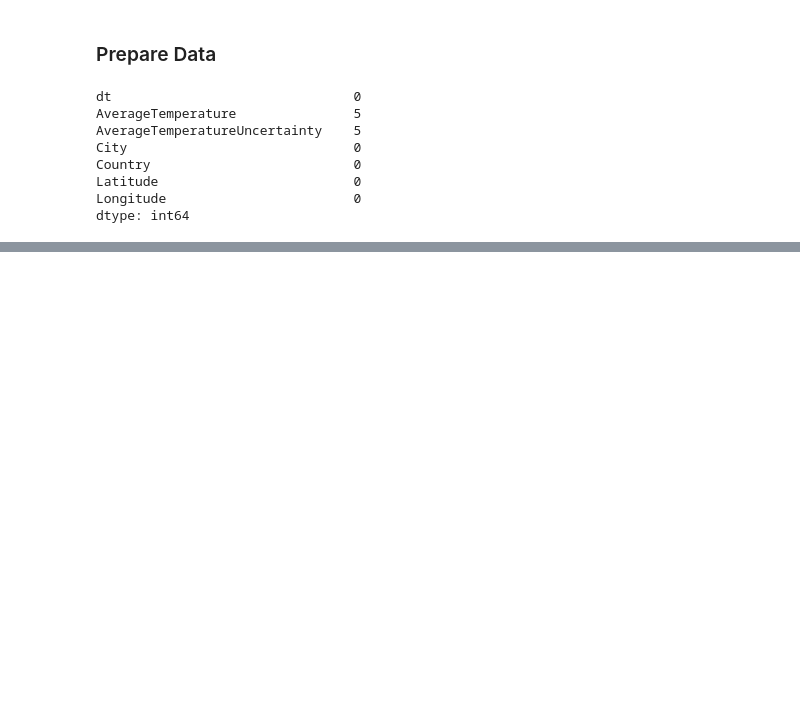
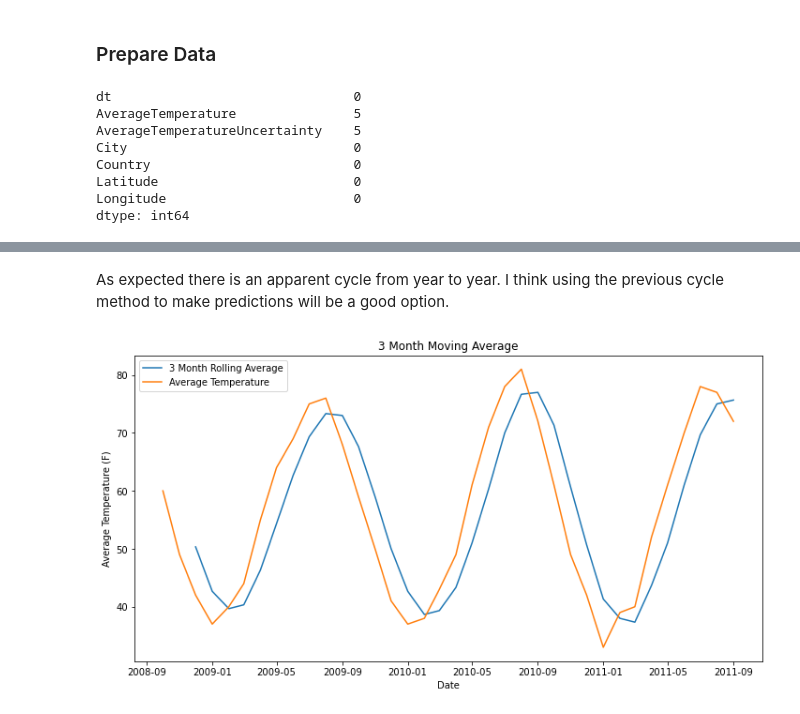
Before and after one commit to johnathon-smith/time-series-exercises, a Jupyter notebook: tokyo_temps.ipynb, the cells around one changed output, grey strips where cells are left out. Saved outputs shown, nothing was run; the diff lists cells and outputs as text; code cells hidden in the pictures; blank space fills up the shorter version.

```diff
--- a/tokyo_temps.ipynb
+++ b/tokyo_temps.ipynb
@@ -111,0 +131,7 @@ tokyo[pd.isnull(tokyo.AverageTemperature)]
+# %%
+#Make the date the index and sort
+tokyo = tokyo.set_index('dt').sort_index()
+# %%
+#Now convert celsius to farenheit
+tokyo.AverageTemperature = round((tokyo.AverageTemperature * 1.8) + 32)
+tokyo.AverageTemperatureUncertainty = round((tokyo.AverageTemperatureUncertainty * 1.8) + 32)
@@ -111,0 +184,13 @@ tokyo[pd.isnull(tokyo.AverageTemperature)]
+# %% [markdown]
+As expected there is an apparent cycle from year to year. I think using the previous cycle method to make predictions will be a good option.
+# %%
+plt.figure(figsize=(12,6))
+plt.plot(train['AverageTemperature'].rolling(3).mean(), label = '3 Month Rolling Average')
+plt.plot(train['AverageTemperature'], label = 'Average Temperature')
+plt.title('3 Month Moving Average')
+plt.legend()
+plt.xlabel('Date')
+plt.ylabel('Average Temperature (F)')
+plt.show()
+# %% [output]
+[figure, added]
```
Also changed, not shown: parts of 55 cells of this notebook.
